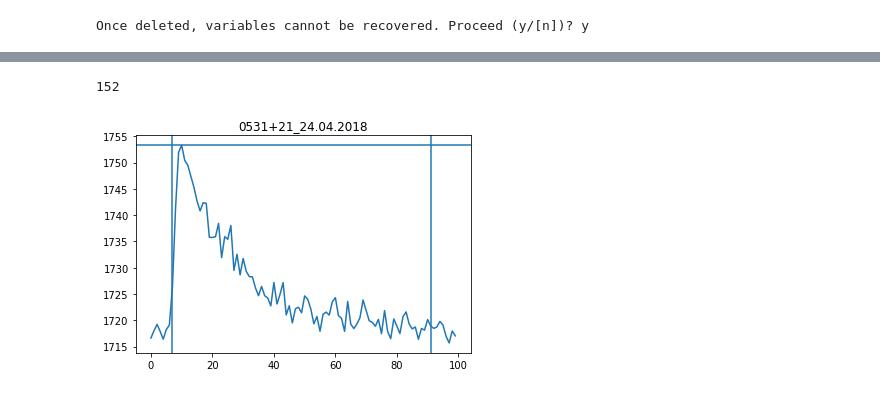
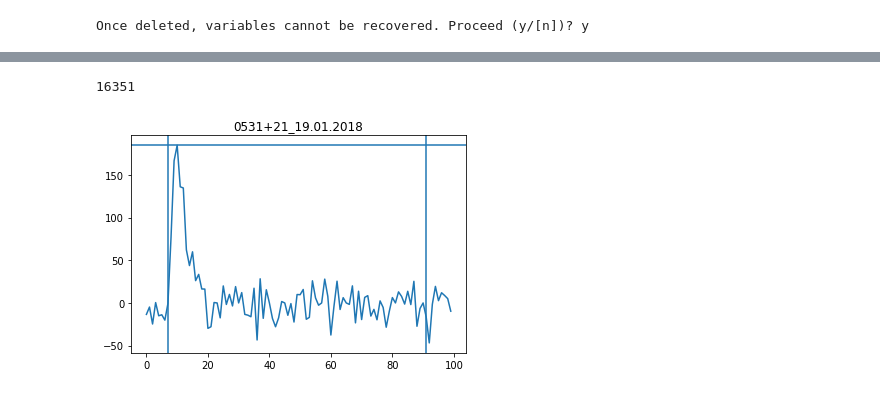
Before and after one commit to KazAndr/SWTraject, a Jupyter notebook: watch_one_file.ipynb, the cells around one changed output, grey strips where cells are left out. Cells and saved outputs as stored; diff of their text form; code cells hidden in the pictures.

Commit message:
Median filter was added

```diff
--- a/watch_one_file.ipynb
+++ b/watch_one_file.ipynb
@@ -50,7 +52,7 @@ sys.path.append(PACK_DIR)
 from PRAO import *
 # %%
 name = '0531+21'
-data = '24.04.2018'
+data = '19.01.2018'
 day, month, year = data.split('.')
 # %%
 dir_file = (ALL_DATA  + name + DELIMITER + year + DELIMITER + month + year[2:] + DELIMITER)
@@ -132,0 +145,6 @@ plt.show()
+# %%
+res_filter = signal.medfilt(obser, kernel_size=29)
+res_filter = signal.medfilt(res_filter, kernel_size=5)
+res_filter = signal.medfilt(res_filter, kernel_size=5)
+plt.plot(res_filter)
+plt.show()
@@ -132,0 +153,4 @@ plt.show()
+# %%
+filtred_obser = (obser - res_filter)
+plt.plot(filtred_obser)
+plt.show()
@@ -144,22 +170,22 @@ giant_pulses = [i for i in giant_pulses if len(i)>0]
 # %%
 len(giant_pulses)
 # %% [output]
-152
+16351
 # %%
-x_max = np.argmax(flat_obser_calib)
+x_max = np.argmax(filtred_obser)
 # %%
-pulse = flat_obser_calib[x_max - 10: x_max + 90]
+pulse = filtred_obser[x_max - 10: x_max + 90]
 plt.close()
 plt.title(name + '_' + data)
 plt.plot(pulse)
 
 plt.axhline(np.max(pulse))
 #plt.axhline(0.5*np.max(pulse))
 #plt.axhline(0.1*np.max(pulse))
 
 plt.axvline(7)
 plt.axvline(91)
 
 plt.show()
 # %% [output]
-[figure, old version]
+[figure, new version]
```
Also changed, not shown: parts of 10 cells of this notebook.
